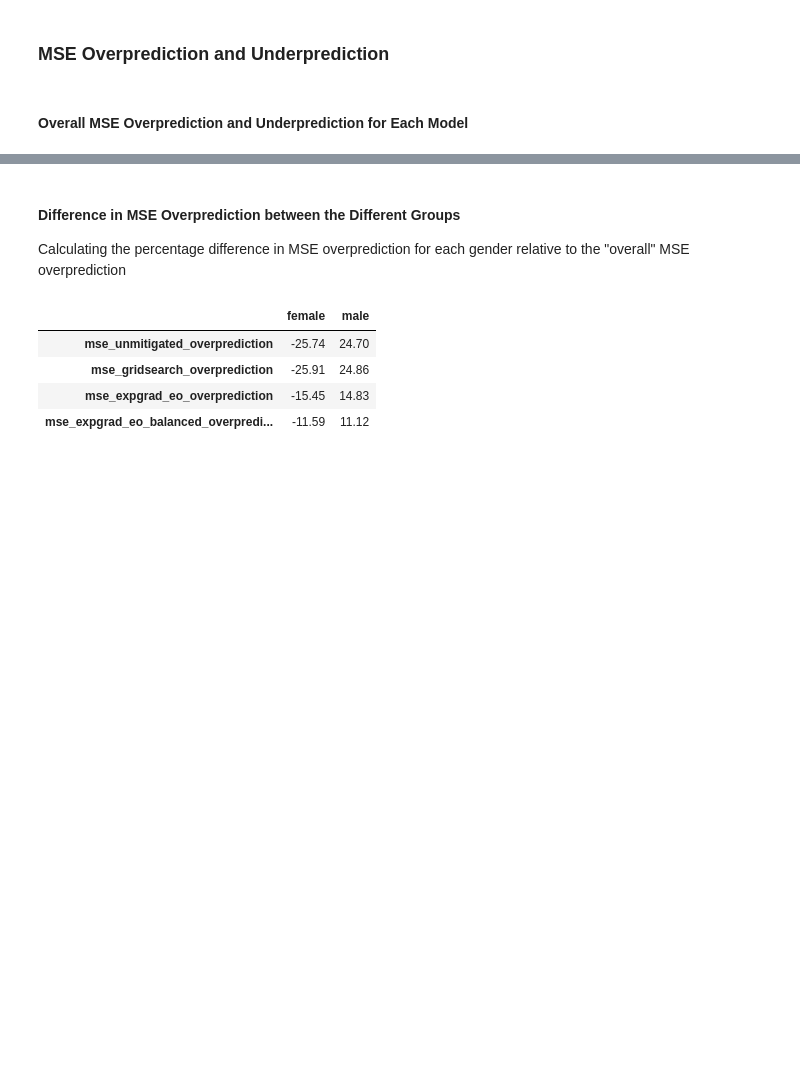
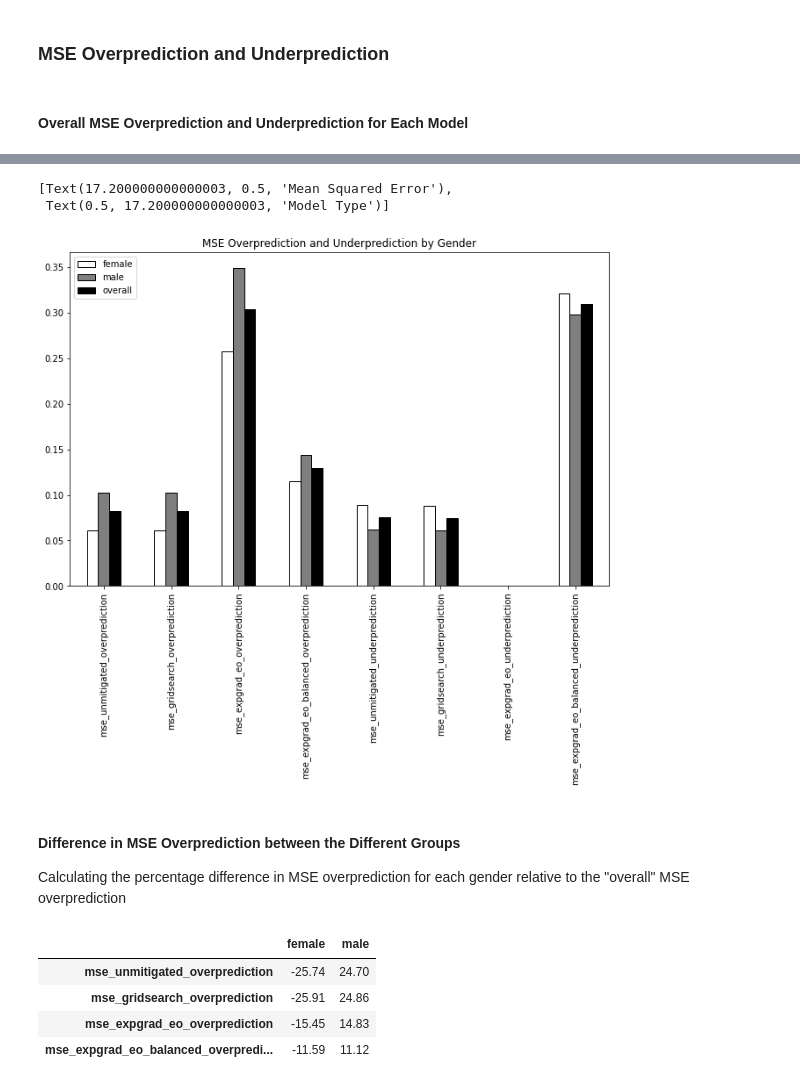
Before and after one commit to dgiova/fairlearn, a Jupyter notebook: notebooks/Mitigating_Gender_Disparities_in_GPA_Data_v2.ipynb, the cells around one changed output, grey strips where cells are left out. Drawn from its saved outputs; the diff is of its cells as text; code cells hidden in the pictures; blank space fills up the shorter version.

Commit message:
added plots to notebook

```diff
--- a/notebooks/Mitigating_Gender_Disparities_in_GPA_Data_v2.ipynb
+++ b/notebooks/Mitigating_Gender_Disparities_in_GPA_Data_v2.ipynb
@@ -505,3 +505,6 @@ display(mse_overprediction, mse_underprediction)
 | female | 0.088945 | 0.087966 | -0.0 | 0.321505 |
 | male | 0.061822 | 0.061215 | -0.0 | 0.298257 |
 | overall | 0.075103 | 0.074314 | -0.0 | 0.309641 |
+# %%
+mse_concat = pd.concat([mse_overprediction, mse_underprediction], axis=1)
+mse_concat.reset_index()
@@ -508,3 +516,15 @@ display(mse_overprediction, mse_underprediction)
+# %%
+mse_concat.groupby(level=0).mean().T.plot(kind='bar',
+                                                  figsize=(11,7),
+                                                  title='MSE Overprediction and Underprediction by Gender',
+                                                  colormap='binary',
+                                                  linewidth=1,
+                                                  edgecolor='black')
+fig.set(xlabel="Model Type", ylabel="Mean Squared Error")
+# %% [output]
+[Text(17.200000000000003, 0.5, 'Mean Squared Error'),
+ Text(0.5, 17.200000000000003, 'Model Type')]
+[figure, added]
 # %% [markdown]
 #### Difference in MSE Overprediction between the Different Groups
 Calculating the percentage difference in MSE overprediction for each gender relative to the "overall" MSE overprediction
```
Also changed, not shown: parts of 25 cells of this notebook.
